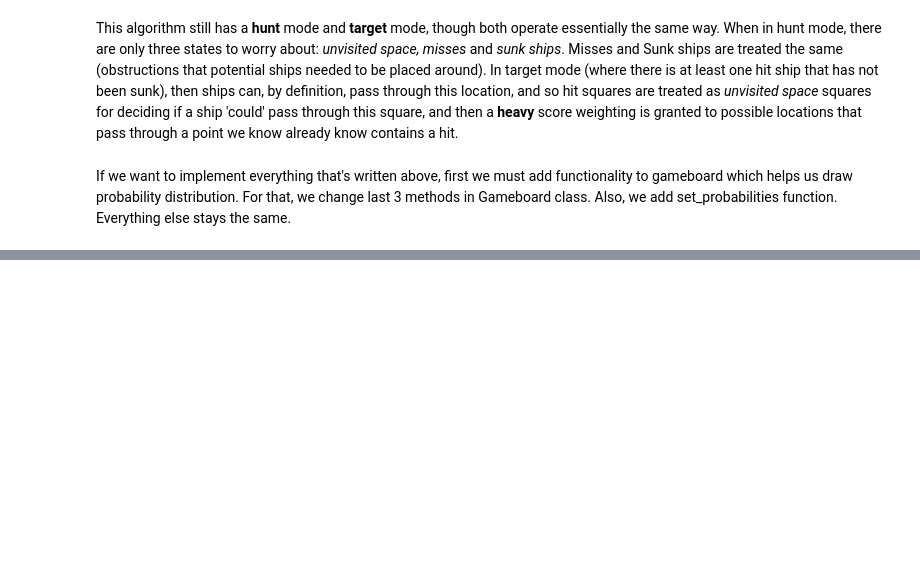
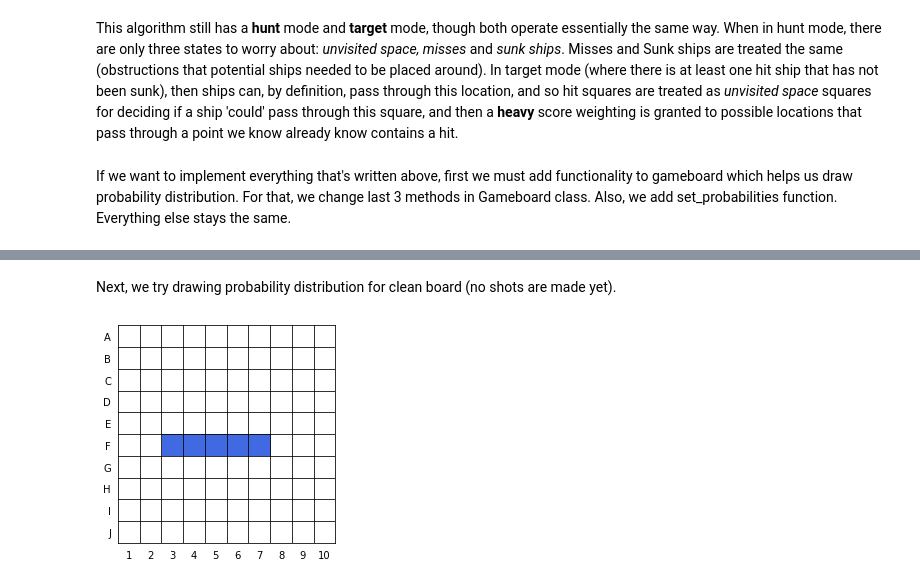
Before and after one commit to lnadi17/battleship-simulator, a Jupyter notebook: final-strategy.ipynb, the cells around one changed output, grey strips where cells are left out. Saved outputs shown, nothing was run; the diff lists cells and outputs as text; code cells hidden in the pictures; blank space fills up the shorter version.

```diff
--- a/final-strategy.ipynb
+++ b/final-strategy.ipynb
@@ -354,0 +350,10 @@ board.get_figure(pdf=True)
+# %% [markdown]
+Next, we try drawing probability distribution for clean board (no shots are made yet).
+# %%
+board.clear()
+probabilities = np.zeros([Gameboard.nrows, Gameboard.ncols])
+ship = Ship(['F3', 'F4', 'F5', 'F6', 'F7'])
+board.hide_ship(*ship.get_locations())
+board.get_figure()
+# %% [output]
+[figure, added]
```
Also changed, not shown: parts of 5 cells of this notebook.
